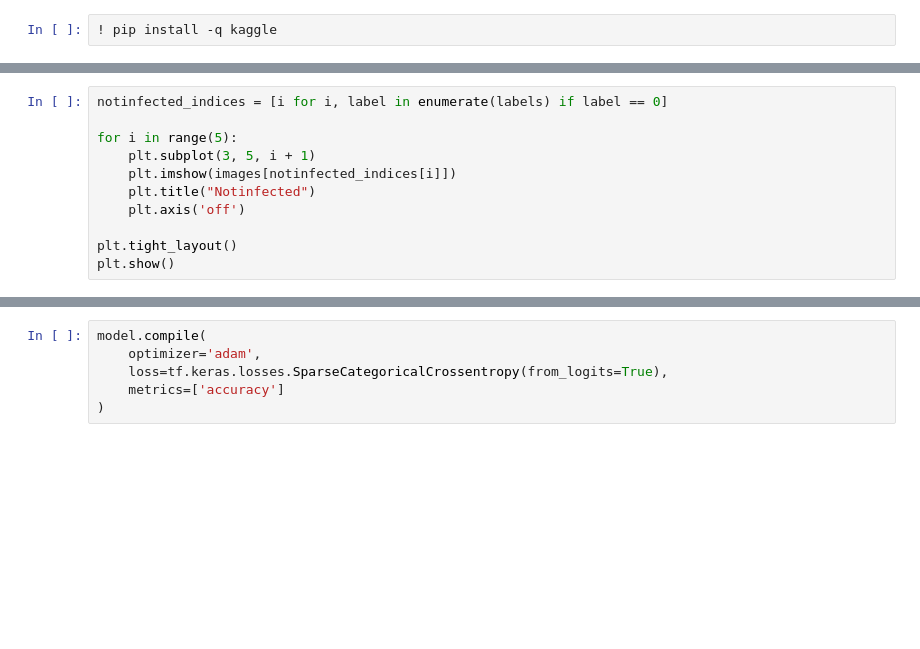
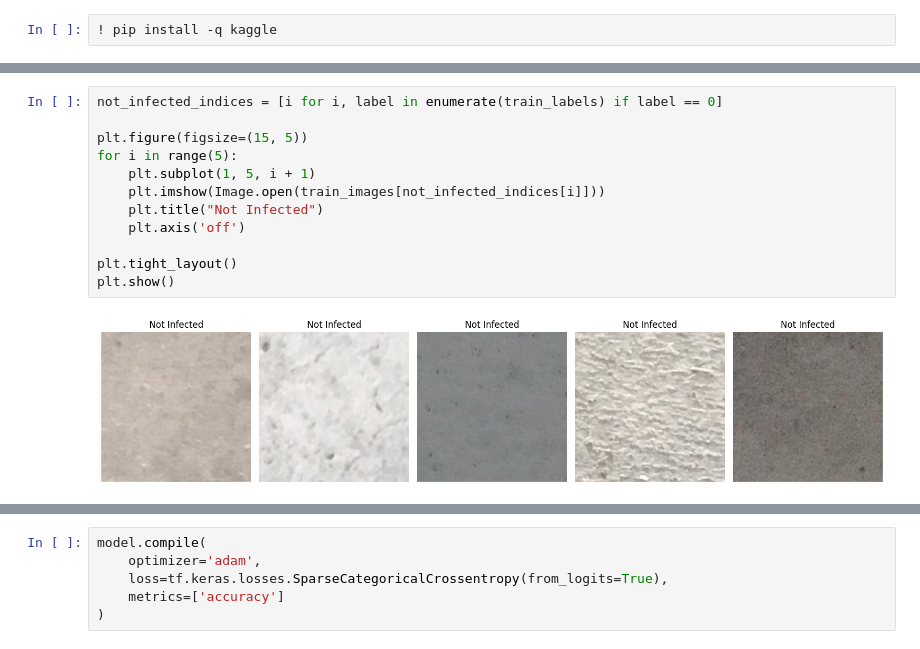
Before and after one commit to alyilmaz99/surface_crack_cnn_detect, a Jupyter notebook: surface_crack_cnn_detect.ipynb, the cells around one changed output, grey strips where cells are left out. Drawn from its saved outputs; the diff is of its cells as text; blank space fills up the shorter version.

```diff
--- a/surface_crack_cnn_detect.ipynb
+++ b/surface_crack_cnn_detect.ipynb
@@ -61,11 +76,14 @@ early_stopping = keras.callbacks.EarlyStopping(monitor='val_loss', patience=10)
 # %%
-notinfected_indices = [i for i, label in enumerate(labels) if label == 0]
+not_infected_indices = [i for i, label in enumerate(train_labels) if label == 0]
 
+plt.figure(figsize=(15, 5))
 for i in range(5):
-    plt.subplot(3, 5, i + 1)
-    plt.imshow(images[notinfected_indices[i]])
-    plt.title("Notinfected")
+    plt.subplot(1, 5, i + 1)
+    plt.imshow(Image.open(train_images[not_infected_indices[i]]))
+    plt.title("Not Infected")
     plt.axis('off')
 
 plt.tight_layout()
 plt.show()
+# %% [output]
+[figure, added]
```
Also changed, not shown: parts of 14 cells of this notebook.
